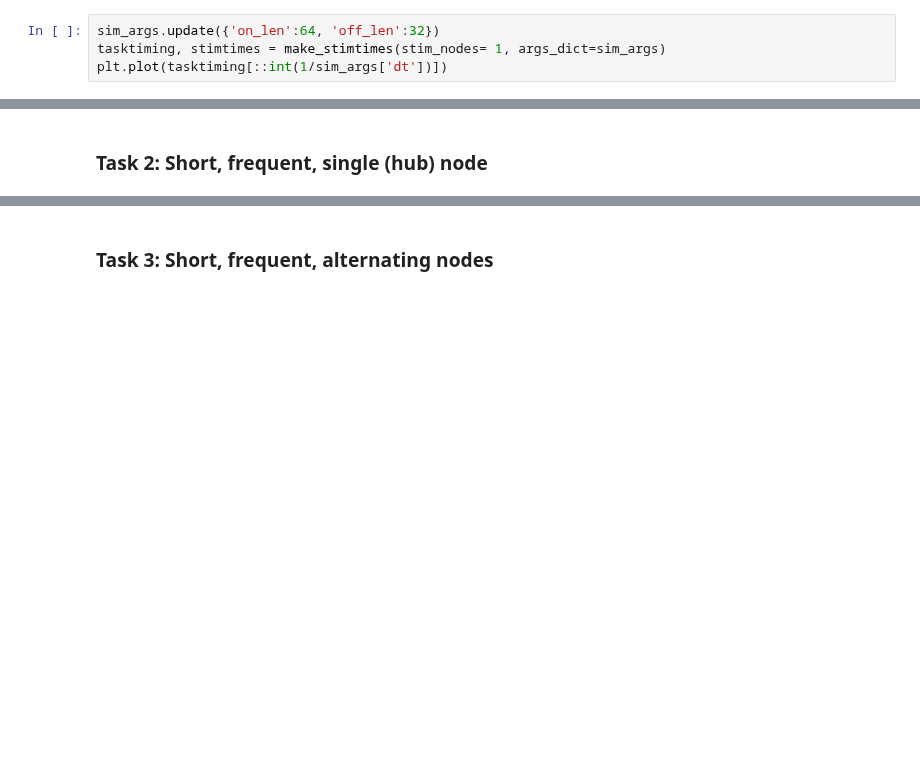
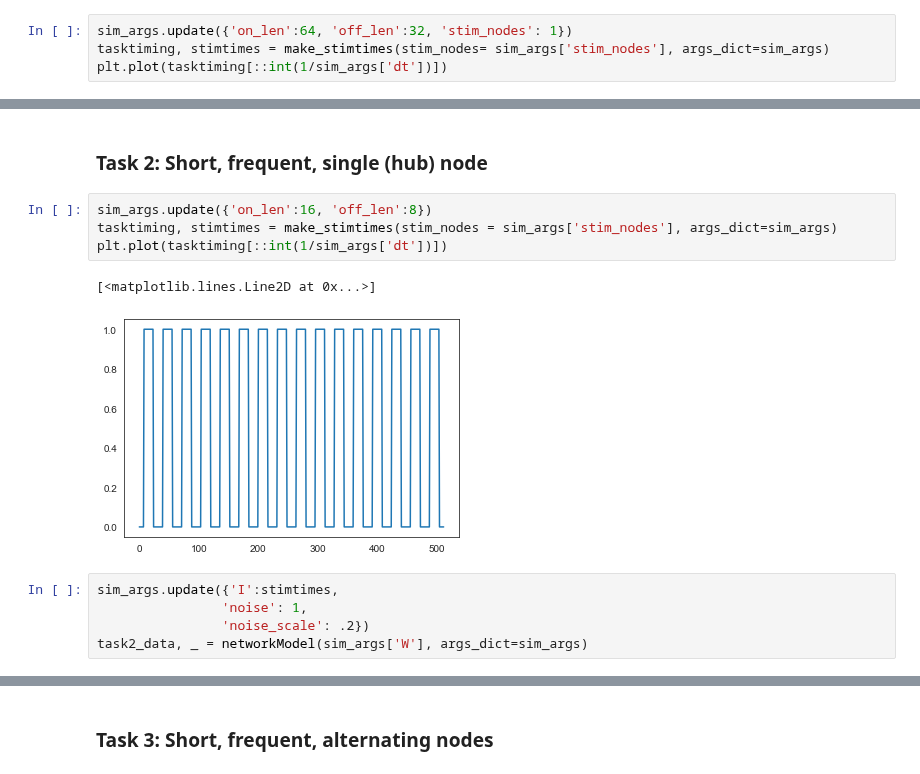
Before and after one commit to zenkavi/NeuralMassModels, a Jupyter notebook: notebooks/simulations/NB0_True_vs_functional_connectivity.ipynb, the cells around one changed output, grey strips where cells are left out. Drawn from its saved outputs; the diff is of its cells as text; blank space fills up the shorter version.

Commit message:
adding node alternation to task timing

```diff
--- a/notebooks/simulations/NB0_True_vs_functional_connectivity.ipynb
+++ b/notebooks/simulations/NB0_True_vs_functional_connectivity.ipynb
@@ -77,8 +77,8 @@ sns.lineplot(data=rest_data_df, x="time", y="activity", hue="node_num")
 
 ### Task 1: Long, infrequent, single (hub) node
 # %%
-sim_args.update({'on_len':64, 'off_len':32})
-tasktiming, stimtimes = make_stimtimes(stim_nodes= 1, args_dict=sim_args)
+sim_args.update({'on_len':64, 'off_len':32, 'stim_nodes': 1})
+tasktiming, stimtimes = make_stimtimes(stim_nodes= sim_args['stim_nodes'], args_dict=sim_args)
 plt.plot(tasktiming[::int(1/sim_args['dt'])])
 # %% [output]
 [<matplotlib.lines.Line2D at 0x...>]
@@ -100,3 +100,15 @@ sns.lineplot(data=task1_data_df, x="time", y="activity", hue="node_num")
 [figure]
 # %% [markdown]
 ### Task 2: Short, frequent, single (hub) node
+# %%
+sim_args.update({'on_len':16, 'off_len':8})
+tasktiming, stimtimes = make_stimtimes(stim_nodes = sim_args['stim_nodes'], args_dict=sim_args)
+plt.plot(tasktiming[::int(1/sim_args['dt'])])
+# %% [output]
+[<matplotlib.lines.Line2D at 0x...>]
+[figure, added]
+# %%
+sim_args.update({'I':stimtimes,
+                'noise': 1,
+                'noise_scale': .2})
+task2_data, _ = networkModel(sim_args['W'], args_dict=sim_args)
```
Also changed, not shown: parts of 7 cells of this notebook, 2 other files.
